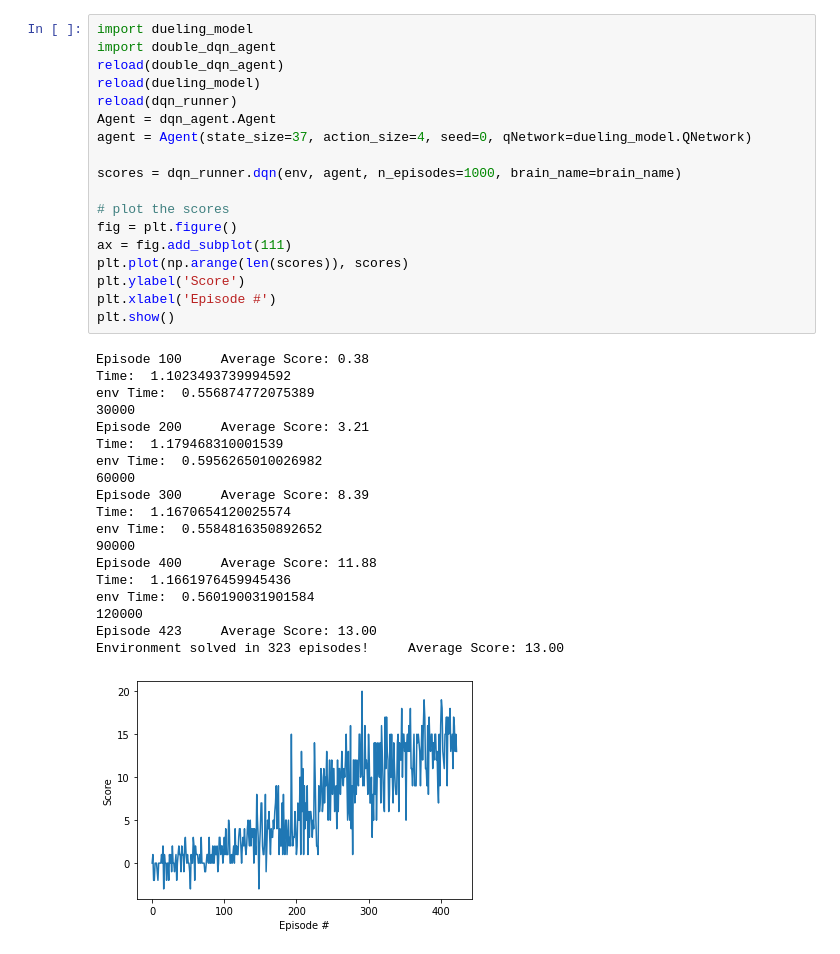
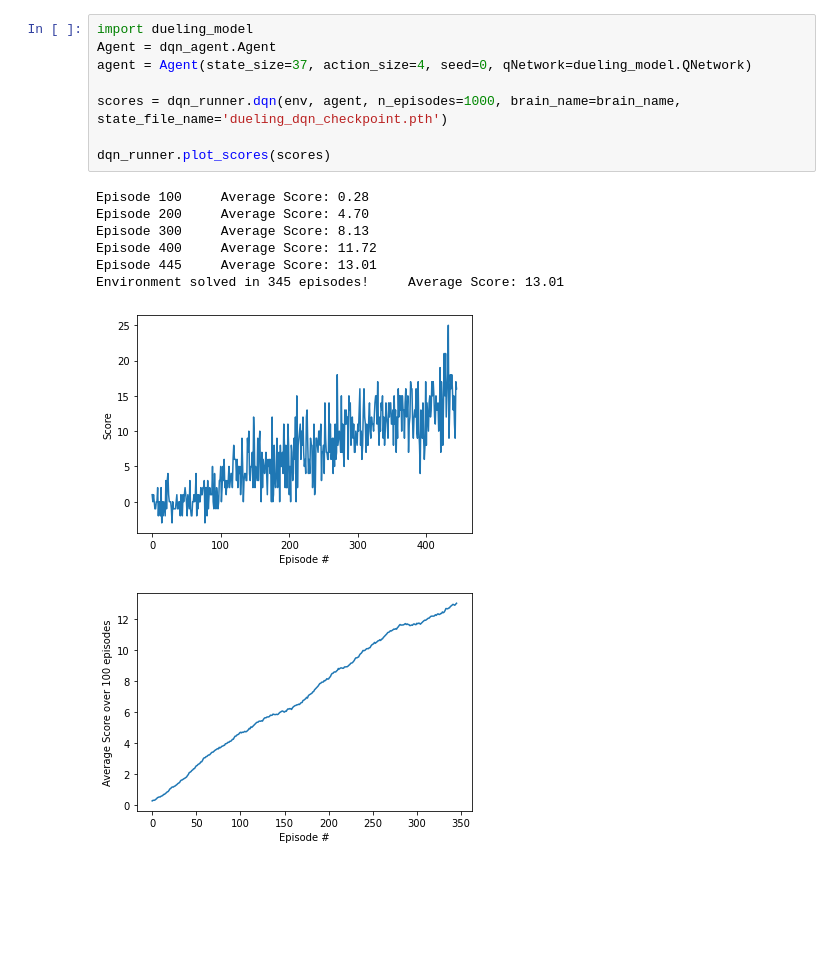
Before and after one commit to jmh-1/deep-reinforcement-learning_project_1, a Jupyter notebook: p1_navigation/Test_Agents.ipynb, the cells around one changed output. Cells and saved outputs as stored; diff of their text form; blank space fills up the shorter version.

```diff
--- a/p1_navigation/Test_Agents.ipynb
+++ b/p1_navigation/Test_Agents.ipynb
@@ -103,40 +68,19 @@ Environment solved in 408 episodes!     Average Score: 13.02
 # %%
 import dueling_model
-import double_dqn_agent
-reload(double_dqn_agent)
-reload(dueling_model)
-reload(dqn_runner)
 Agent = dqn_agent.Agent
 agent = Agent(state_size=37, action_size=4, seed=0, qNetwork=dueling_model.QNetwork)
 
-scores = dqn_runner.dqn(env, agent, n_episodes=1000, brain_name=brain_name)
+scores = dqn_runner.dqn(env, agent, n_episodes=1000, brain_name=brain_name, state_file_name='dueling_dqn_checkpoint.pth')
 
-# plot the scores
-fig = plt.figure()
-ax = fig.add_subplot(111)
-plt.plot(np.arange(len(scores)), scores)
-plt.ylabel('Score')
-plt.xlabel('Episode #')
-plt.show()
+dqn_runner.plot_scores(scores)
 # %% [output]
-Episode 100     Average Score: 0.38
-Time:  1.1023493739994592
-env Time:  0.556874772075389
-30000
-Episode 200     Average Score: 3.21
-Time:  1.179468310001539
-env Time:  0.5956265010026982
-60000
-Episode 300     Average Score: 8.39
-Time:  1.1670654120025574
-env Time:  0.5584816350892652
-90000
-Episode 400     Average Score: 11.88
-Time:  1.1661976459945436
-env Time:  0.560190031901584
-120000
-Episode 423     Average Score: 13.00
-Environment solved in 323 episodes!     Average Score: 13.00
+Episode 100     Average Score: 0.28
+Episode 200     Average Score: 4.70
+Episode 300     Average Score: 8.13
+Episode 400     Average Score: 11.72
+Episode 445     Average Score: 13.01
+Environment solved in 345 episodes!     Average Score: 13.01
-[figure, old version]
+[figure, new version]
+[figure, added]
 # %%
 import per_dqn_agent
```
Also changed, not shown: parts of 6 cells of this notebook, 1 other file.
